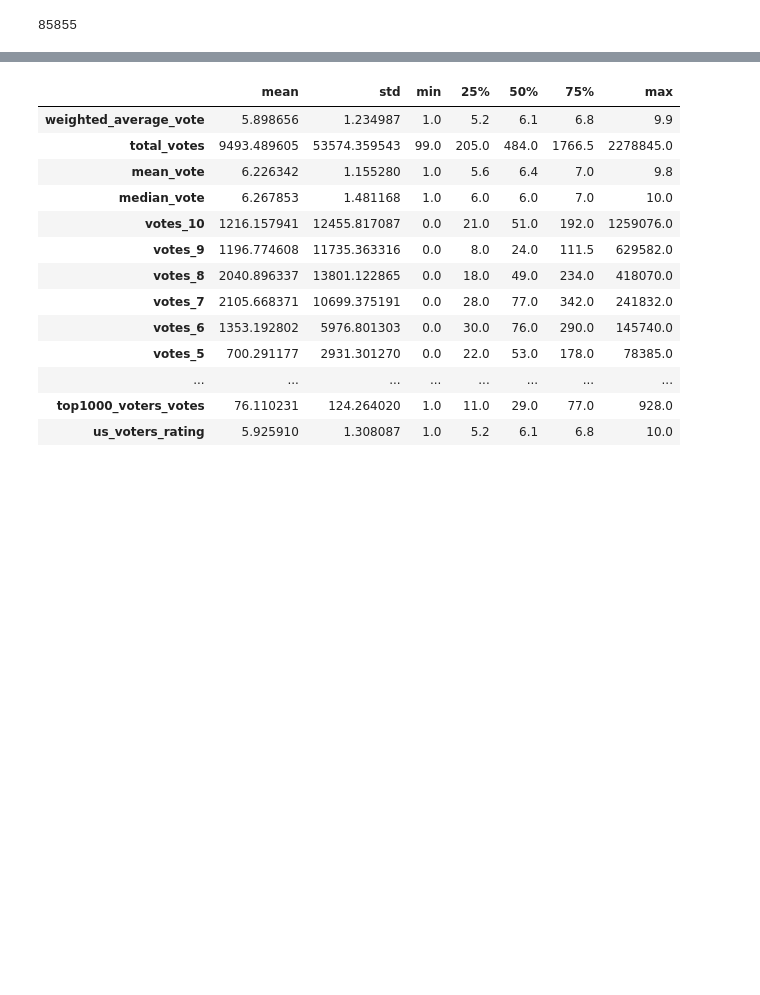
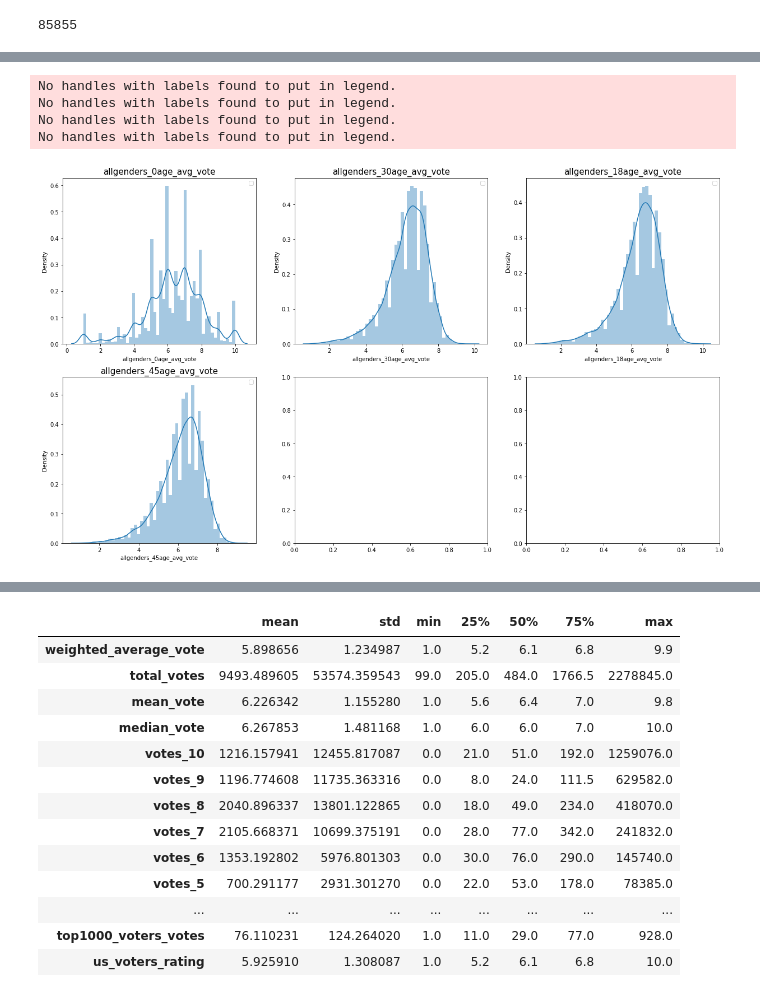
Before and after one commit to vsmaxim/data-analysis-2021, a Jupyter notebook: 01-exploration-ratings.ipynb, the cells around one changed output, grey strips where cells are left out. Saved outputs shown, nothing was run; the diff lists cells and outputs as text; code cells hidden in the pictures; blank space fills up the shorter version.

```diff
--- a/01-exploration-ratings.ipynb
+++ b/01-exploration-ratings.ipynb
@@ -65,0 +129,8 @@ No handles with labels found to put in legend.
+# %%
+plot_histogram_matrix(ratings_df[ratings_df["total_votes"] > 1000], allgenders_avg_votes)
+# %% [output]
+No handles with labels found to put in legend.
+No handles with labels found to put in legend.
+No handles with labels found to put in legend.
+No handles with labels found to put in legend.
+[figure, added]
```
Also changed, not shown: parts of 19 cells of this notebook, 6 other files.
